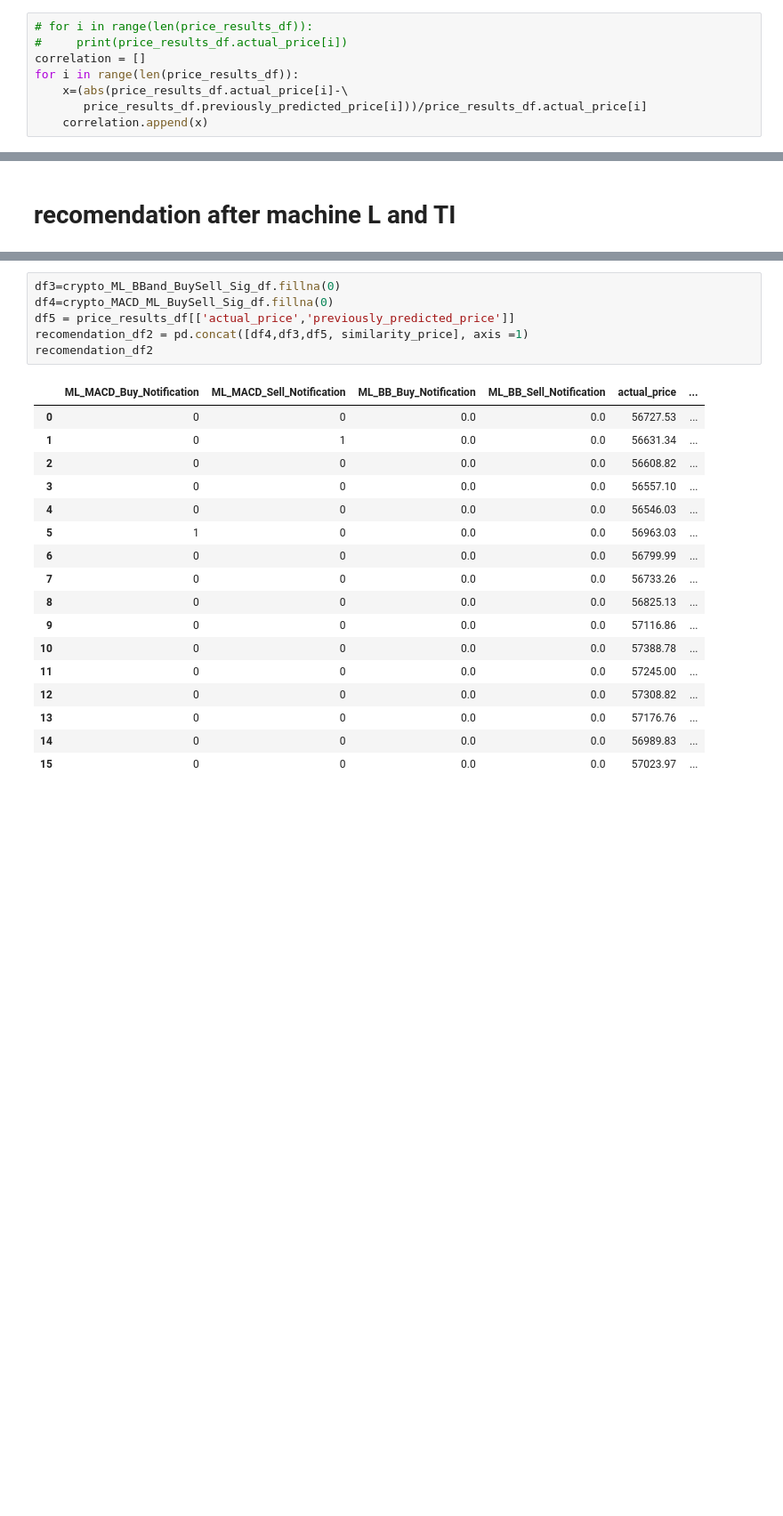
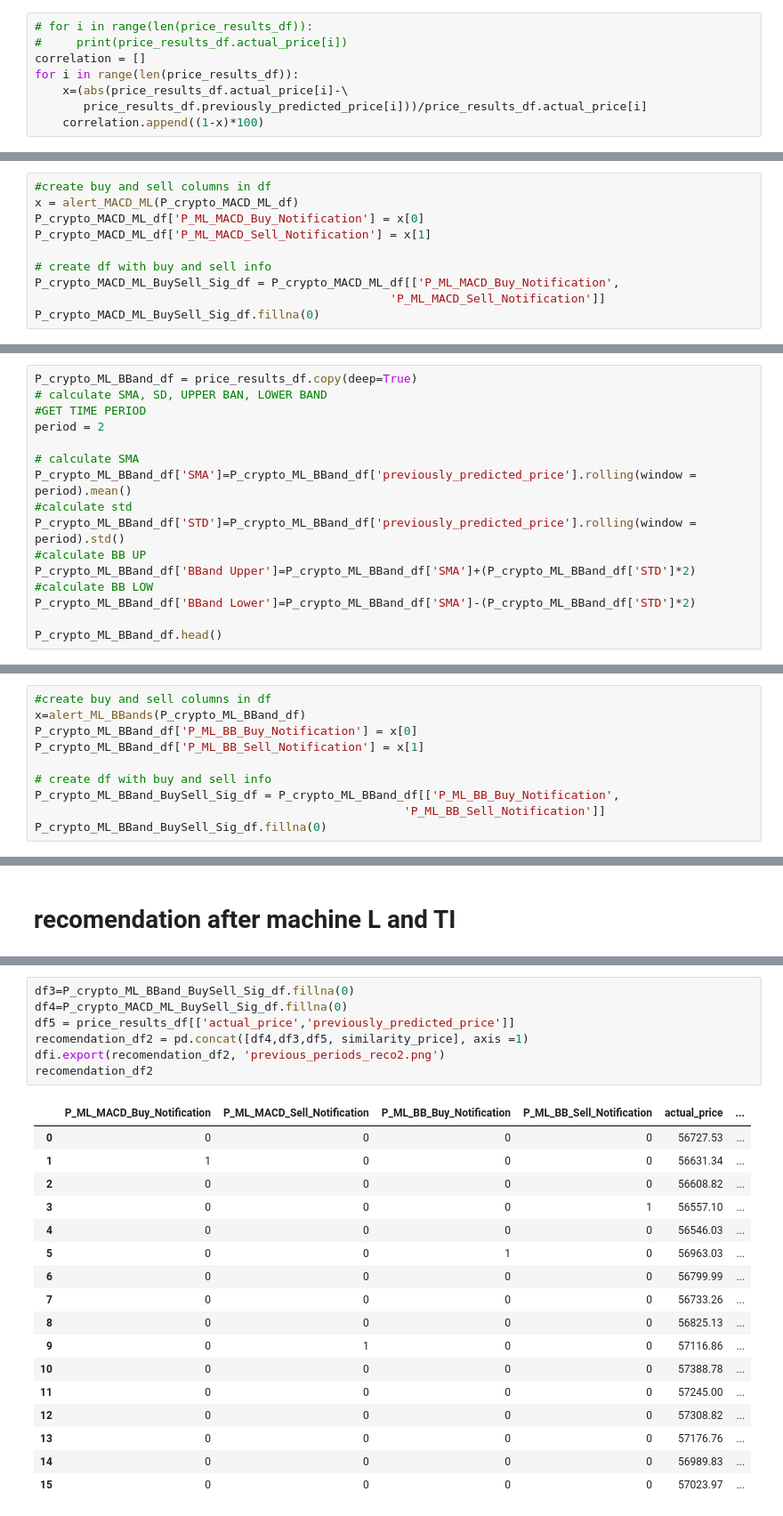
Before and after one commit to coldstrel/bitcoin_final, a Jupyter notebook: Team_4_Crypto_Bot.ipynb, the cells around one changed output, grey strips where cells are left out. Shown at 89% size. Cells and saved outputs as stored; diff of their text form; blank space fills up the shorter version.

```diff
--- a/Team_4_Crypto_Bot.ipynb
+++ b/Team_4_Crypto_Bot.ipynb
@@ -304,7 +307,7 @@ correlation = []
 for i in range(len(price_results_df)):
     x=(abs(price_results_df.actual_price[i]-\
        price_results_df.previously_predicted_price[i]))/price_results_df.actual_price[i]
-    correlation.append(x)
+    correlation.append((1-x)*100)
 # %%
 similarity_price = pd.DataFrame(correlation)
 similarity_price.columns = ['Similarity_percentage']
@@ -557,0 +569,10 @@ crypto_MACD_ML_BuySell_Sig_df.fillna(0)
+# %%
+#create buy and sell columns in df
+x = alert_MACD_ML(P_crypto_MACD_ML_df)
+P_crypto_MACD_ML_df['P_ML_MACD_Buy_Notification'] = x[0]
+P_crypto_MACD_ML_df['P_ML_MACD_Sell_Notification'] = x[1]
+
+# create df with buy and sell info
+P_crypto_MACD_ML_BuySell_Sig_df = P_crypto_MACD_ML_df[['P_ML_MACD_Buy_Notification',
+                                                   'P_ML_MACD_Sell_Notification']]
+P_crypto_MACD_ML_BuySell_Sig_df.fillna(0)
@@ -635,0 +677,16 @@ crypto_ML_BBand_BuySell_Sig_df.fillna(0)
+# %%
+P_crypto_ML_BBand_df = price_results_df.copy(deep=True)
+# calculate SMA, SD, UPPER BAN, LOWER BAND
+#GET TIME PERIOD
+period = 2
+
+# calculate SMA
+P_crypto_ML_BBand_df['SMA']=P_crypto_ML_BBand_df['previously_predicted_price'].rolling(window = period).mean()
+#calculate std
+P_crypto_ML_BBand_df['STD']=P_crypto_ML_BBand_df['previously_predicted_price'].rolling(window = period).std()
+#calculate BB UP
+P_crypto_ML_BBand_df['BBand Upper']=P_crypto_ML_BBand_df['SMA']+(P_crypto_ML_BBand_df['STD']*2)
+#calculate BB LOW
+P_crypto_ML_BBand_df['BBand Lower']=P_crypto_ML_BBand_df['SMA']-(P_crypto_ML_BBand_df['STD']*2)
+
+P_crypto_ML_BBand_df.head()
@@ -635,0 +700,10 @@ crypto_ML_BBand_BuySell_Sig_df.fillna(0)
+# %%
+#create buy and sell columns in df
+x=alert_ML_BBands(P_crypto_ML_BBand_df)
+P_crypto_ML_BBand_df['P_ML_BB_Buy_Notification'] = x[0]
+P_crypto_ML_BBand_df['P_ML_BB_Sell_Notification'] = x[1]
+
+# create df with buy and sell info
+P_crypto_ML_BBand_BuySell_Sig_df = P_crypto_ML_BBand_df[['P_ML_BB_Buy_Notification',
+                                                     'P_ML_BB_Sell_Notification']]
+P_crypto_ML_BBand_BuySell_Sig_df.fillna(0)
@@ -1129,26 +1184,27 @@ recomendation_df1
 | 2021-11-24 10:00:00-06:00 | 0.0 | 0.0 | 0.0 | 0.0 |
 | 2021-11-24 09:30:00-06:00 | 1.0 | 0.0 | 0.0 | 0.0 |
 # %%
-df3=crypto_ML_BBand_BuySell_Sig_df.fillna(0)
-df4=crypto_MACD_ML_BuySell_Sig_df.fillna(0)
+df3=P_crypto_ML_BBand_BuySell_Sig_df.fillna(0)
+df4=P_crypto_MACD_ML_BuySell_Sig_df.fillna(0)
 df5 = price_results_df[['actual_price','previously_predicted_price']]
 recomendation_df2 = pd.concat([df4,df3,df5, similarity_price], axis =1)
+dfi.export(recomendation_df2, 'previous_periods_reco2.png')
 recomendation_df2
 # %% [output]
-|  | ML_MACD_Buy_Notification | ML_MACD_Sell_Notification | ML_BB_Buy_Notification | ML_BB_Sell_Notification | actual_price | ... |
-| 0 | 0 | 0 | 0.0 | 0.0 | 56727.53 | ... |
-| 1 | 0 | 1 | 0.0 | 0.0 | 56631.34 | ... |
-| 2 | 0 | 0 | 0.0 | 0.0 | 56608.82 | ... |
-| 3 | 0 | 0 | 0.0 | 0.0 | 56557.10 | ... |
-| 4 | 0 | 0 | 0.0 | 0.0 | 56546.03 | ... |
-| 5 | 1 | 0 | 0.0 | 0.0 | 56963.03 | ... |
-| 6 | 0 | 0 | 0.0 | 0.0 | 56799.99 | ... |
-| 7 | 0 | 0 | 0.0 | 0.0 | 56733.26 | ... |
-| 8 | 0 | 0 | 0.0 | 0.0 | 56825.13 | ... |
-| 9 | 0 | 0 | 0.0 | 0.0 | 57116.86 | ... |
-| 10 | 0 | 0 | 0.0 | 0.0 | 57388.78 | ... |
-| 11 | 0 | 0 | 0.0 | 0.0 | 57245.00 | ... |
-| 12 | 0 | 0 | 0.0 | 0.0 | 57308.82 | ... |
-| 13 | 0 | 0 | 0.0 | 0.0 | 57176.76 | ... |
-| 14 | 0 | 0 | 0.0 | 0.0 | 56989.83 | ... |
-| 15 | 0 | 0 | 0.0 | 0.0 | 57023.97 | ... |
+|  | P_ML_MACD_Buy_Notification | P_ML_MACD_Sell_Notification | P_ML_BB_Buy_Notification | P_ML_BB_Sell_Notification | actual_price | ... |
+| 0 | 0 | 0 | 0 | 0 | 56727.53 | ... |
+| 1 | 1 | 0 | 0 | 0 | 56631.34 | ... |
+| 2 | 0 | 0 | 0 | 0 | 56608.82 | ... |
+| 3 | 0 | 0 | 0 | 1 | 56557.10 | ... |
+| 4 | 0 | 0 | 0 | 0 | 56546.03 | ... |
+| 5 | 0 | 0 | 1 | 0 | 56963.03 | ... |
+| 6 | 0 | 0 | 0 | 0 | 56799.99 | ... |
+| 7 | 0 | 0 | 0 | 0 | 56733.26 | ... |
+| 8 | 0 | 0 | 0 | 0 | 56825.13 | ... |
+| 9 | 0 | 1 | 0 | 0 | 57116.86 | ... |
+| 10 | 0 | 0 | 0 | 0 | 57388.78 | ... |
+| 11 | 0 | 0 | 0 | 0 | 57245.00 | ... |
+| 12 | 0 | 0 | 0 | 0 | 57308.82 | ... |
+| 13 | 0 | 0 | 0 | 0 | 57176.76 | ... |
+| 14 | 0 | 0 | 0 | 0 | 56989.83 | ... |
+| 15 | 0 | 0 | 0 | 0 | 57023.97 | ... |
```
Also changed, not shown: parts of 26 cells of this notebook, 3 other files.
